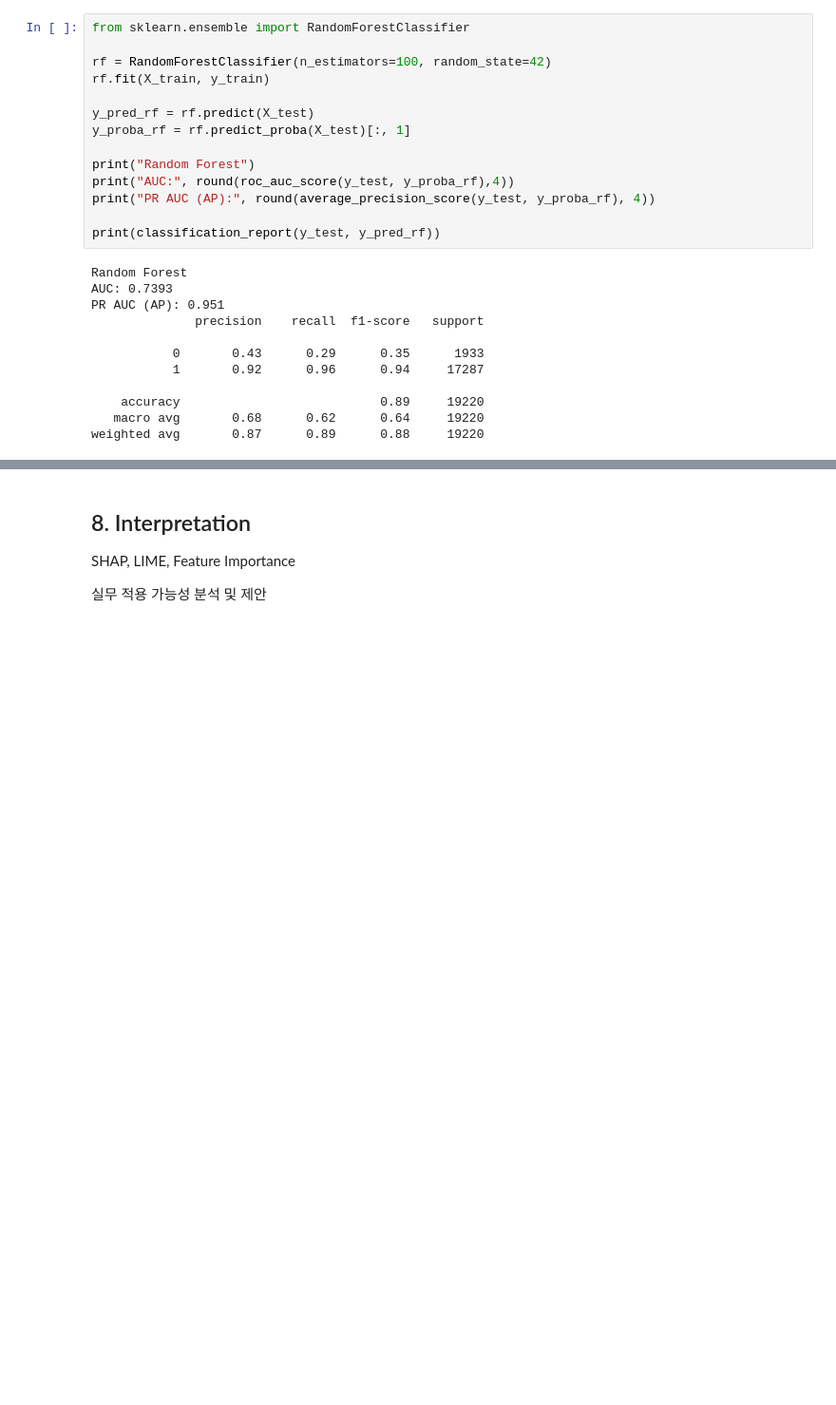
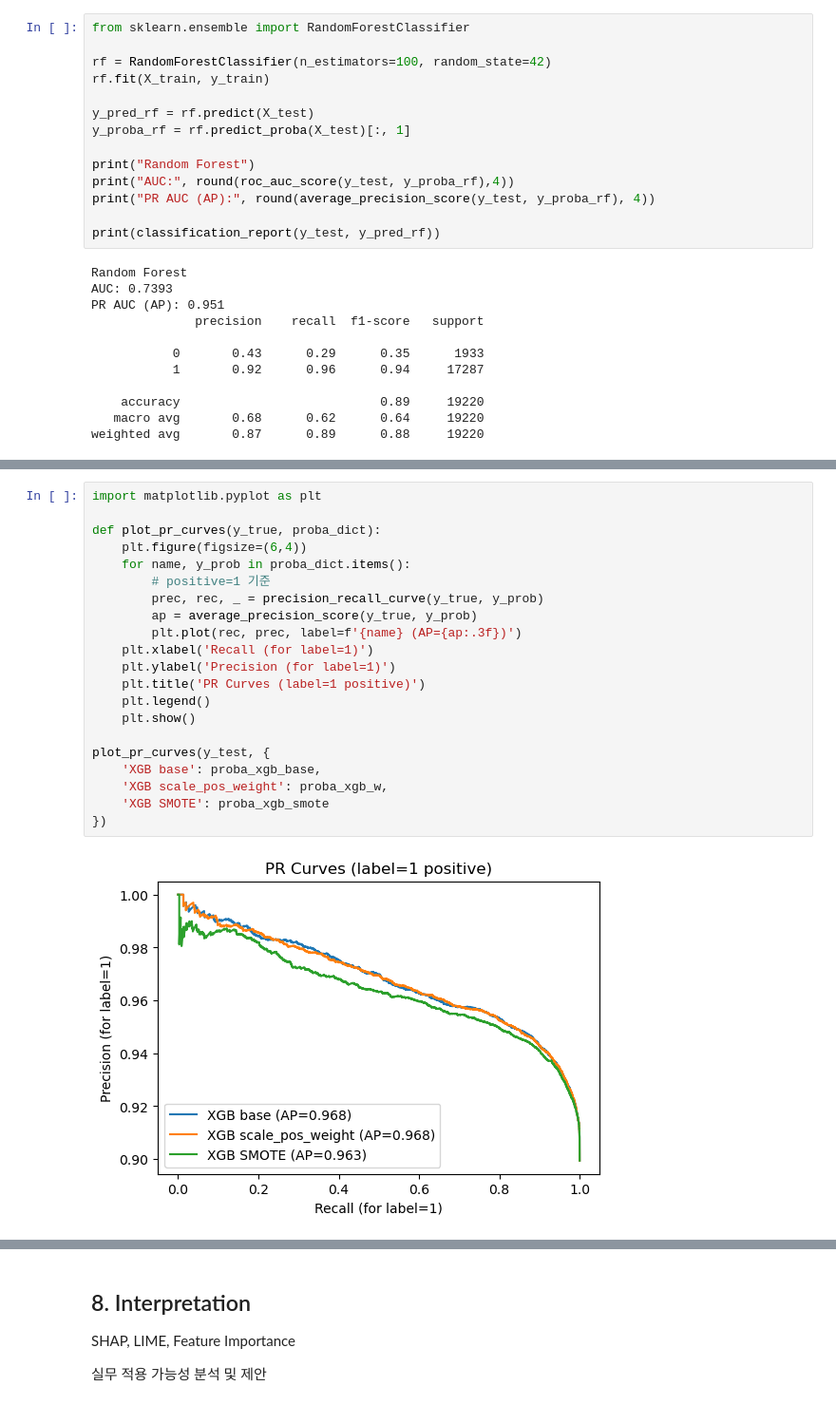
Before and after one commit to jameshan54/churn-prediction, a Jupyter notebook: notebooks/churn_prediction.ipynb, the cells around one changed output, grey strips where cells are left out. Shown at 95% size. Cells and saved outputs as stored; diff of their text form; blank space fills up the shorter version.

```diff
--- a/notebooks/churn_prediction.ipynb
+++ b/notebooks/churn_prediction.ipynb
@@ -596,0 +817,23 @@ This is generally considered the standard ML experimentation process.
+# %%
+import matplotlib.pyplot as plt
+
+def plot_pr_curves(y_true, proba_dict):
+    plt.figure(figsize=(6,4))
+    for name, y_prob in proba_dict.items():
+        # positive=1 기준
+        prec, rec, _ = precision_recall_curve(y_true, y_prob)
+        ap = average_precision_score(y_true, y_prob)
+        plt.plot(rec, prec, label=f'{name} (AP={ap:.3f})')
+    plt.xlabel('Recall (for label=1)')
+    plt.ylabel('Precision (for label=1)')
+    plt.title('PR Curves (label=1 positive)')
+    plt.legend()
+    plt.show()
+
+plot_pr_curves(y_test, {
+    'XGB base': proba_xgb_base,
+    'XGB scale_pos_weight': proba_xgb_w,
+    'XGB SMOTE': proba_xgb_smote
+})
+# %% [output]
+[figure, added]
```
Also changed, not shown: parts of 12 cells of this notebook.
